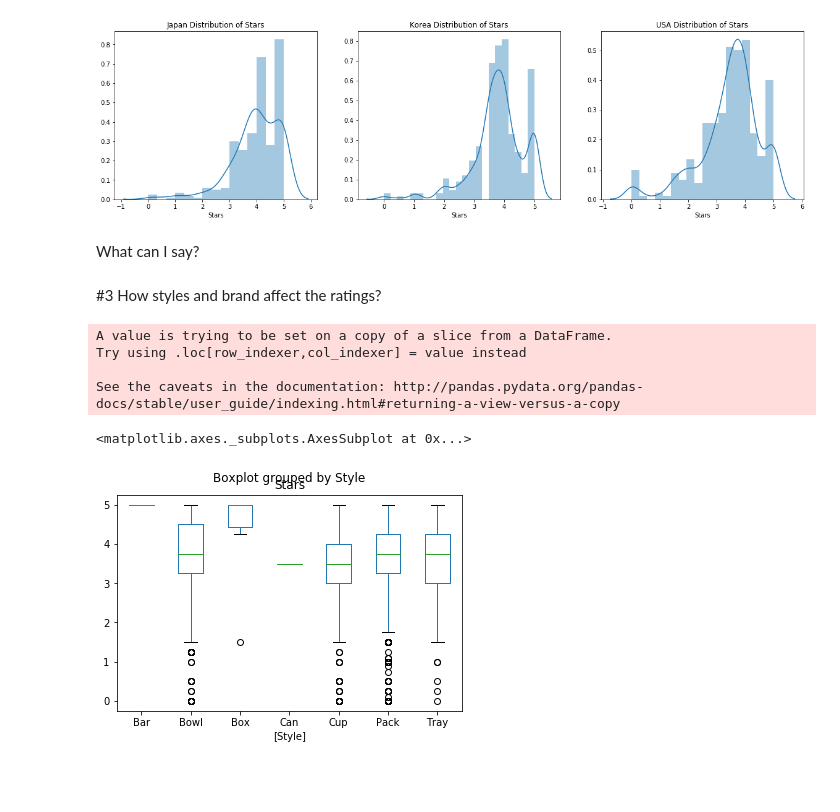
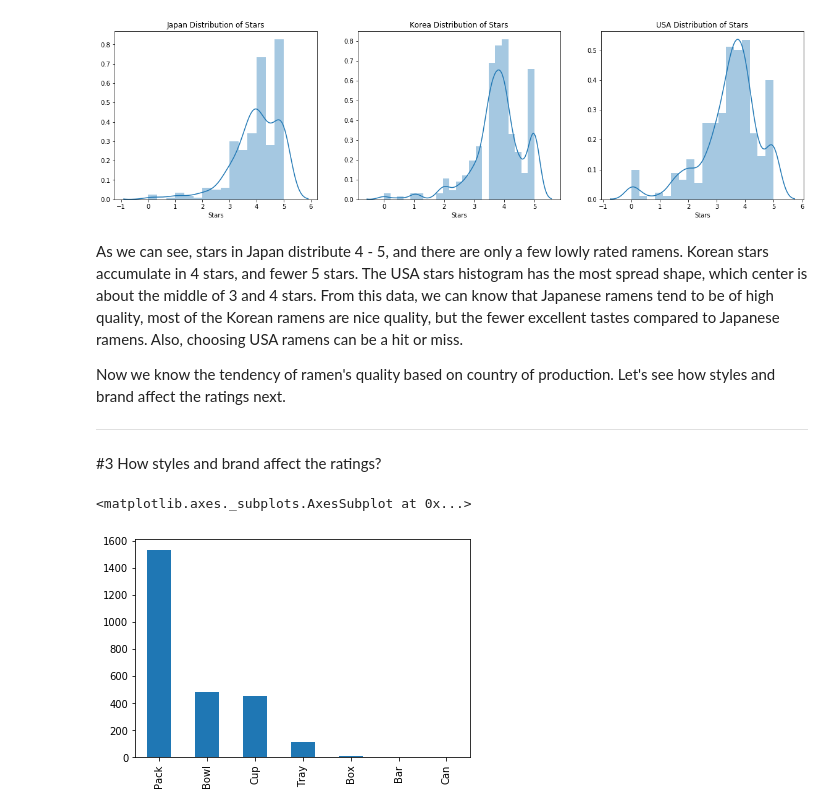
Before and after one commit to utkazyama/thinkful, a Jupyter notebook: capstone1/Yuta_Capstone_1.ipynb, the cells around one changed output. Drawn from its saved outputs; the diff is of its cells as text; code cells hidden in the pictures; blank space fills up the shorter version.

```diff
--- a/capstone1/Yuta_Capstone_1.ipynb
+++ b/capstone1/Yuta_Capstone_1.ipynb
@@ -151,19 +151,16 @@ sns.distplot(us_stars["Stars"], ax=ax[2]).set_title("USA Distribution of Stars")
 # %% [output]
 Text(0.5, 1.0, 'USA Distribution of Stars')
 [figure]
-# %% [markdown]
-What can I say?
+# %% [markdown]
+As we can see, stars in Japan distribute 4 - 5, and there are only a few lowly rated ramens. Korean stars accumulate in 4 stars, and fewer 5 stars. The USA stars histogram has the most spread shape, which center is about the middle of 3 and 4 stars. From this data, we can know that Japanese ramens tend to be of high quality, most of the Korean ramens are nice quality, but the fewer excellent tastes compared to Japanese ramens. Also, choosing USA ramens can be a hit or miss.
+
+Now we know the tendency of ramen's quality based on country of production. Let's see how styles and brand affect the ratings next.
+***************************
 # %% [markdown]
 #3 How styles and brand affect the ratings?
-# %%
-all_ramens_stars=(ramens[ramens['Stars'] != 'Unrated'])
-all_ramens_stars["Stars"]=all_ramens_stars["Stars"].astype(float)
-all_ramens_stars.boxplot(by=['Style'], column=["Stars"], grid=False)
-# data_top3countries.boxplot(by=['Brand'], column=numeric_stars, grid=False)
-# %% [output]
-A value is trying to be set on a copy of a slice from a DataFrame.
-Try using .loc[row_indexer,col_indexer] = value instead
-
-See the caveats in the documentation: http://pandas.pydata.org/pandas-docs/stable/user_guide/indexing.html#returning-a-view-versus-a-copy
-<matplotlib.axes._subplots.AxesSubplot at 0x...>
-[figure, removed]
+# %%
+# Check how many ramens for each style.
+ramens.Style.value_counts().plot(kind="bar")
+# %% [output]
+<matplotlib.axes._subplots.AxesSubplot at 0x...>
+[figure, added]
```
Also changed, not shown: parts of 3 cells of this notebook.
